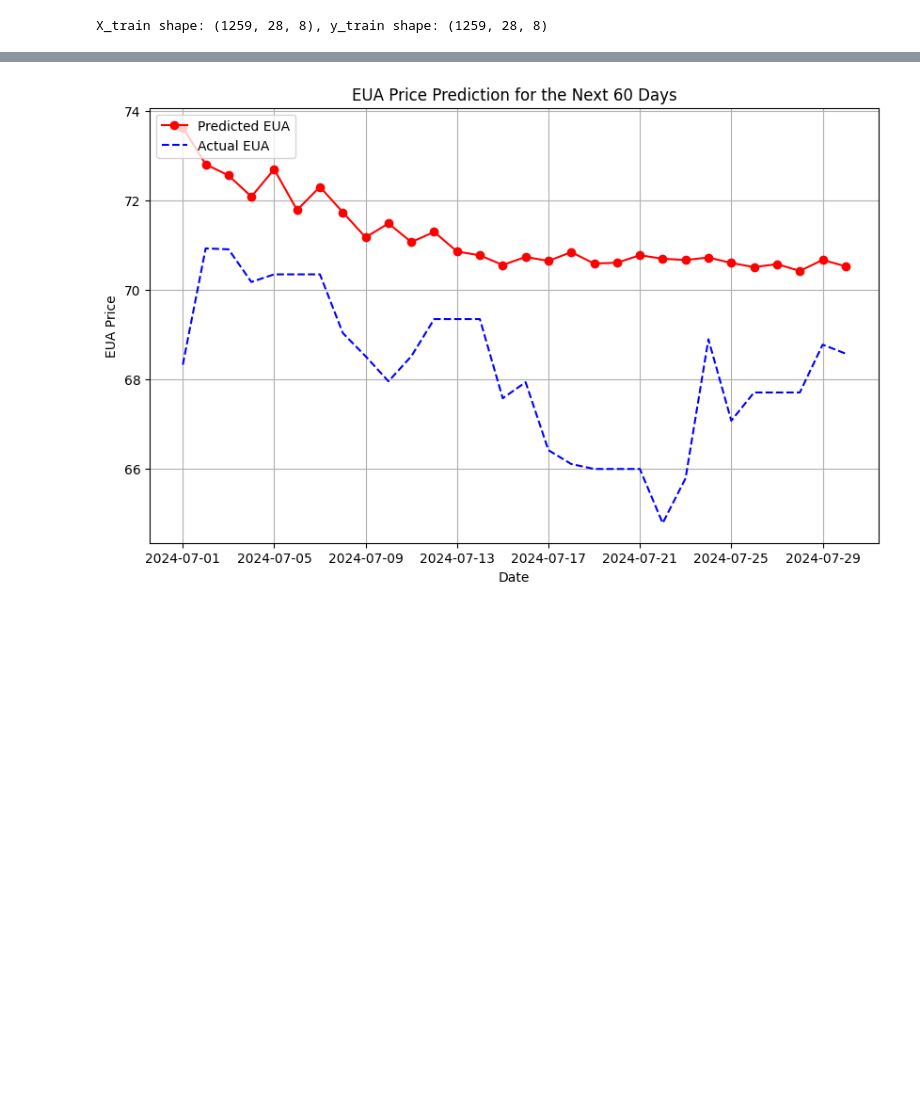
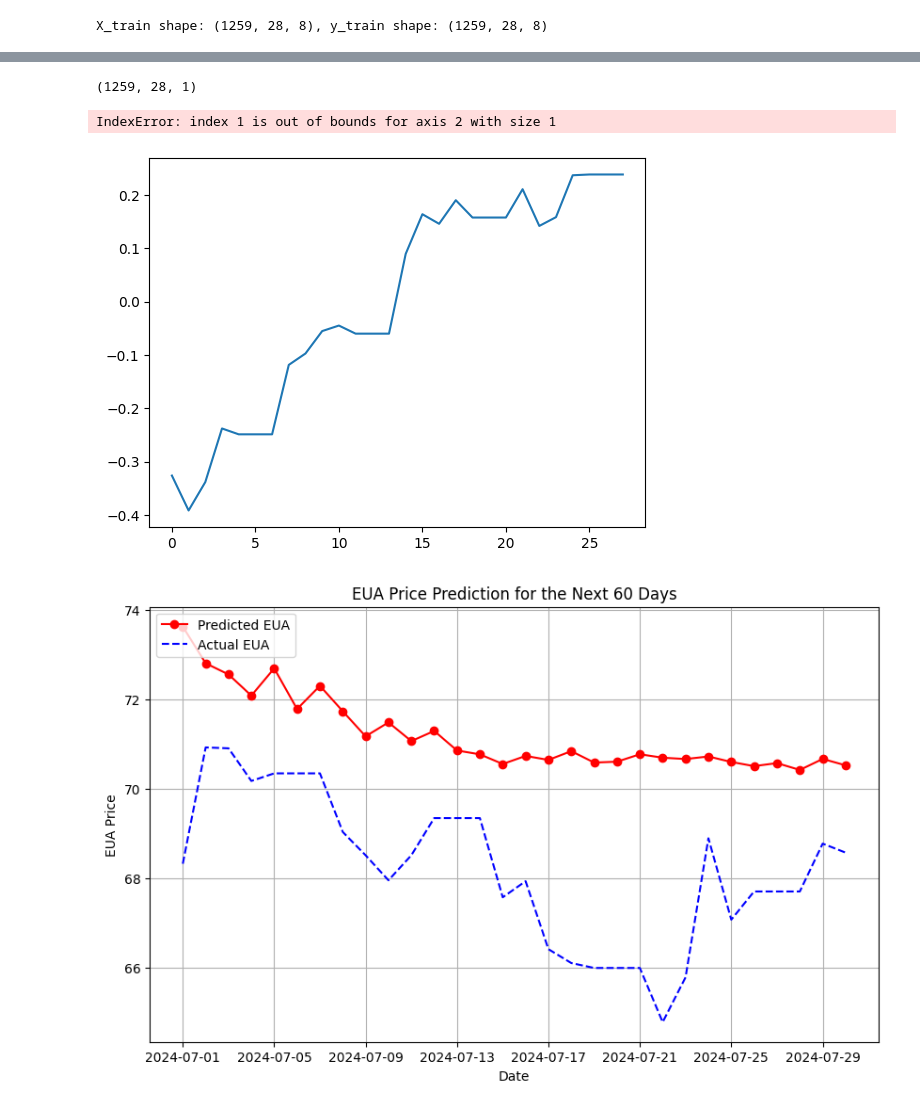
Before and after one commit to geomodeller/eua_prediction, a Jupyter notebook: MULTIRECURSIVE.ipynb, the cells around one changed output, grey strips where cells are left out. Cells and saved outputs as stored; diff of their text form; code cells hidden in the pictures; blank space fills up the shorter version.

```diff
--- a/MULTIRECURSIVE.ipynb
+++ b/MULTIRECURSIVE.ipynb
@@ -89,7 +89,7 @@ def generate_lstm_multi_step(X_train, y_train):
                 kernel_regularizer=l2(0.001)))
 
     model.add(TimeDistributed(Dense(100, activation='relu')))
-    model.add(TimeDistributed(Dense(1)))
+    model.add(TimeDistributed(Dense(n_features)))
 
     # Compile the model using AdamW optimizer and a learning rate scheduler
     optimizer = AdamW(learning_rate=0.001, weight_decay=1e-5)  # AdamW improves generalization
@@ -231,0 +233,2 @@ Epoch 32/100
+# %%
+x_train_pred = model.predict(X_train)
@@ -232,3 +237,13 @@ Epoch 32/100
+# %%
+x_train_pred.shape
+# %% [output]
+(1259, 28, 1)
+# %%
+plt.plot(y_train[-1,:,1])
+plt.plot(x_train_pred[-1,:,1])
+# %% [output]
+IndexError: index 1 is out of bounds for axis 2 with size 1
+[figure, added]
 # %%
 
 # 예측된 60일치의 EUA 값만 추출
```
Also changed, not shown: parts of 2 cells of this notebook.
